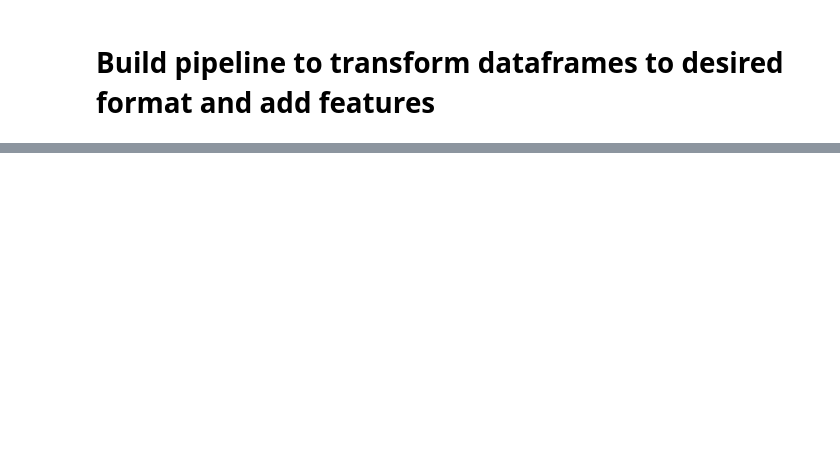
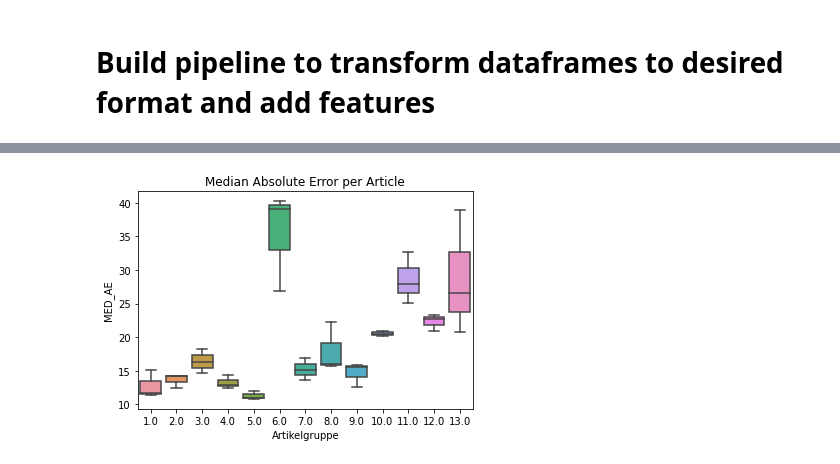
Before and after one commit to captaincurry94/capstone, a Jupyter notebook: predictive_models.ipynb, the cells around one changed output, grey strips where cells are left out. Cells and saved outputs as stored; diff of their text form; code cells hidden in the pictures; blank space fills up the shorter version.

```diff
--- a/predictive_models.ipynb
+++ b/predictive_models.ipynb
@@ -109,0 +122,6 @@ naive_model_performance
+# %%
+sns.boxplot(x = 'Artikelgruppe', y = 'MED_AE', data=naive_model_performance,orient='v')
+plt.title('Median Absolute Error per Article');
+
+px.scatter(data_frame=naive_model_performance, x='Artikelgruppe', y= 'MED_AE',color='Filiale',title='Median Absolute Error per Article and Store' )
+# %% [output]
@@ -109,0 +129 @@ naive_model_performance
+[figure, added]
```
Also changed, not shown: parts of 17 cells of this notebook.
